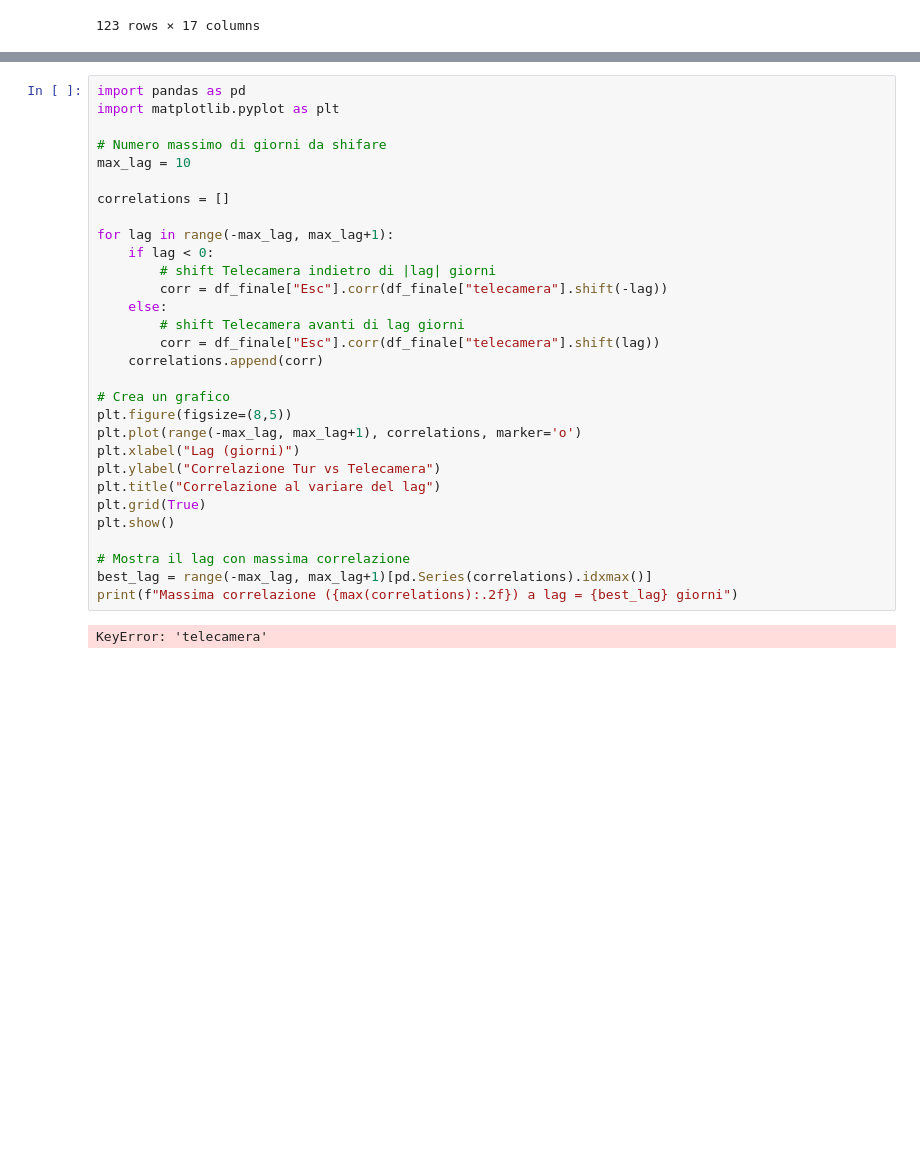
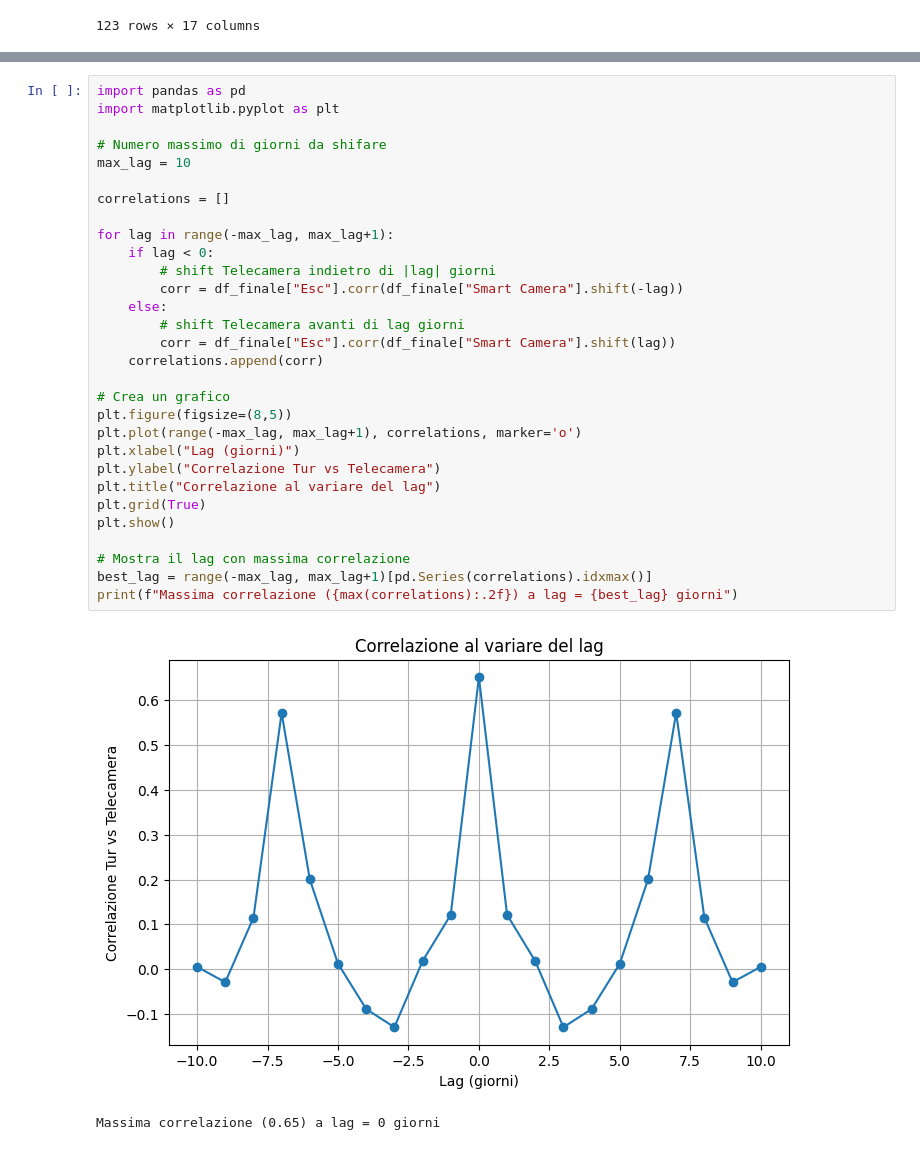
Before and after one commit to nbicocchi/S4C-Project, a Jupyter notebook: experiments/dataset2025/data_analysis/presence_analysis_2.ipynb, the cells around one changed output, grey strips where cells are left out. Drawn from its saved outputs; the diff is of its cells as text; blank space fills up the shorter version.

```diff
--- a/experiments/dataset2025/data_analysis/presence_analysis_2.ipynb
+++ b/experiments/dataset2025/data_analysis/presence_analysis_2.ipynb
@@ -242,33 +328,34 @@ plt.show()
 # %%
 import pandas as pd
 import matplotlib.pyplot as plt
 
 # Numero massimo di giorni da shifare
 max_lag = 10
 
 correlations = []
 
 for lag in range(-max_lag, max_lag+1):
     if lag < 0:
         # shift Telecamera indietro di |lag| giorni
-        corr = df_finale["Esc"].corr(df_finale["telecamera"].shift(-lag))
+        corr = df_finale["Esc"].corr(df_finale["Smart Camera"].shift(-lag))
     else:
         # shift Telecamera avanti di lag giorni
-        corr = df_finale["Esc"].corr(df_finale["telecamera"].shift(lag))
+        corr = df_finale["Esc"].corr(df_finale["Smart Camera"].shift(lag))
     correlations.append(corr)
 
 # Crea un grafico
 plt.figure(figsize=(8,5))
 plt.plot(range(-max_lag, max_lag+1), correlations, marker='o')
 plt.xlabel("Lag (giorni)")
 plt.ylabel("Correlazione Tur vs Telecamera")
 plt.title("Correlazione al variare del lag")
 plt.grid(True)
 plt.show()
 
 # Mostra il lag con massima correlazione
 best_lag = range(-max_lag, max_lag+1)[pd.Series(correlations).idxmax()]
 print(f"Massima correlazione ({max(correlations):.2f}) a lag = {best_lag} giorni")
 # %% [output]
+[figure, added]
-KeyError: 'telecamera'
+Massima correlazione (0.65) a lag = 0 giorni
 # %%
```
Also changed, not shown: parts of 6 cells of this notebook, 7 other files.
